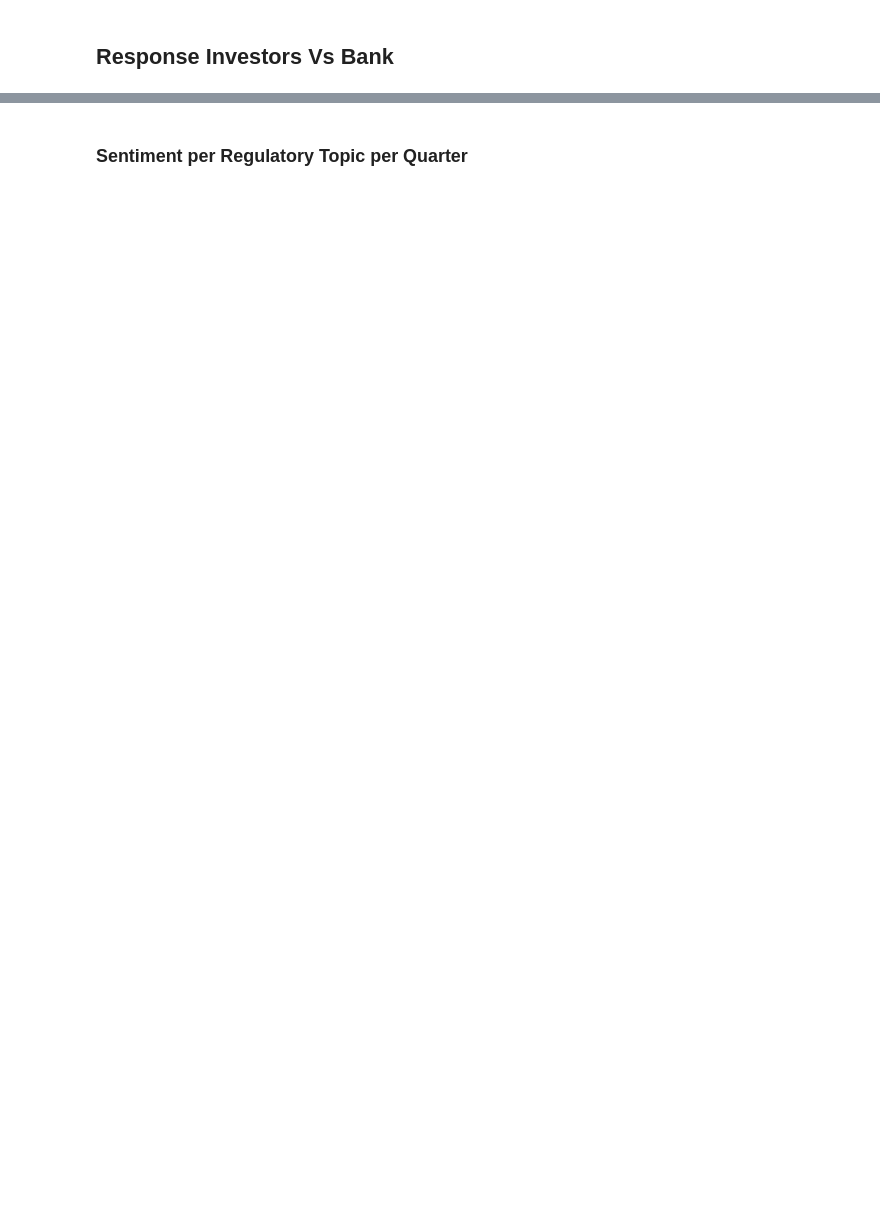
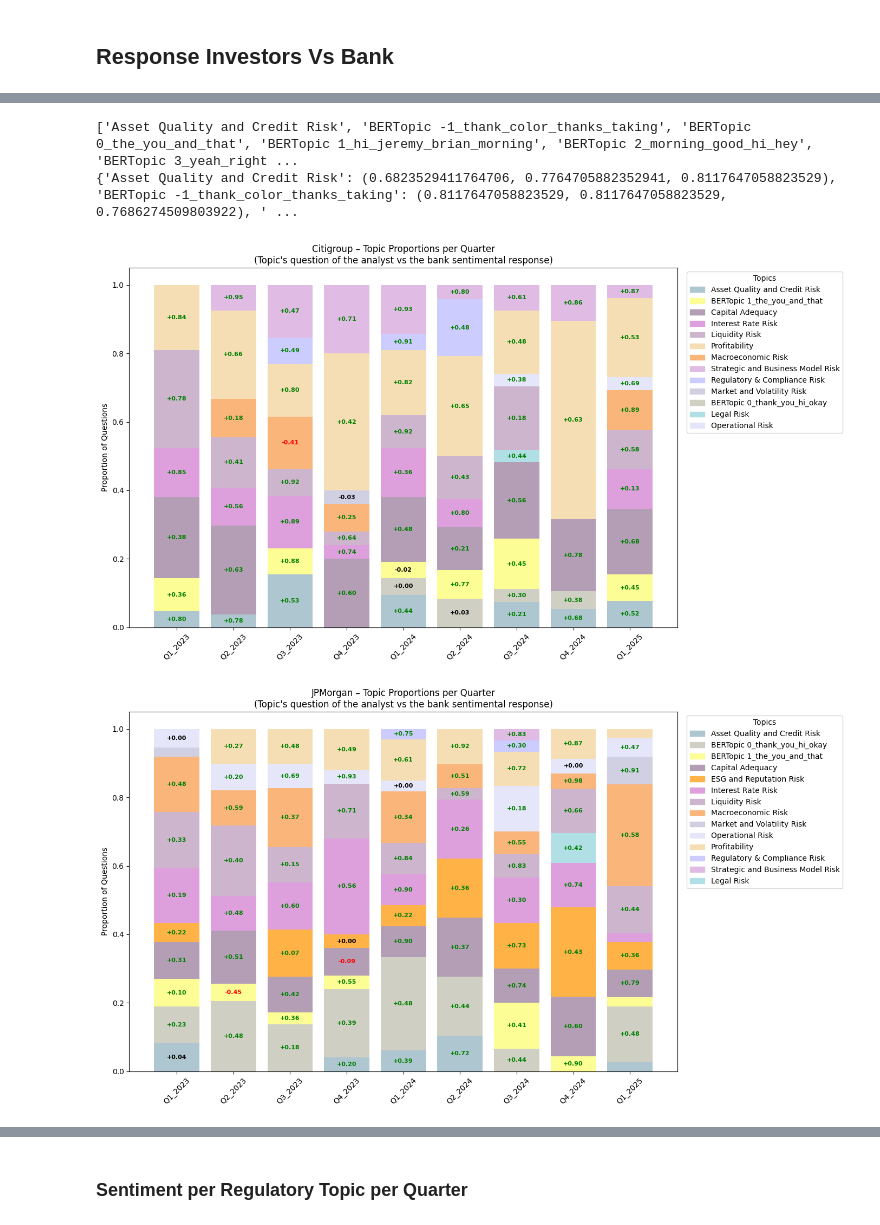
Before and after one commit to zr03/bank-of-eng-risk-monitoring, a Jupyter notebook: boe_risk_monitoring/nlp/nlp-Q_and_A_Organized.ipynb, the cells around one changed output, grey strips where cells are left out. Cells and saved outputs as stored; diff of their text form; code cells hidden in the pictures; blank space fills up the shorter version.

Commit message:
final_graphs

```diff
--- a/boe_risk_monitoring/nlp/nlp-Q_and_A_Organized.ipynb
+++ b/boe_risk_monitoring/nlp/nlp-Q_and_A_Organized.ipynb
@@ -293,8 +368,8 @@ while i < len(df_qa) - 1:
         qa_pairs.append({
             'question': row['text'],
             'answer': next_row['text'],
-            'speaker_q': row['speaker'],
-            'speaker_a': next_row['speaker'],
+            'role_q': row['role'],
+            'role_a': next_row['role'],
             'year': pd.to_datetime(row['date_of_call']).year,
             'bank': row['bank'],
             'reporting_period': row['reporting_period']
@@ -352,8 +448,7 @@ representation_model = MaximalMarginalRelevance(diversity=0.7, top_n_words=10)
 #representation_model = KeyBERTInspired()
 questions = df_qa_pairs['question'].astype(str).tolist()
 umap_model = UMAP(n_neighbors=15, n_components=5, min_dist=0.0, metric='cosine', random_state=0)
-topic_model = BERTopic(embedding_model=embedding_model, umap_model=umap_model, nr_topics=25, representation_model=representation_model,
-verbose=True)
+topic_model = BERTopic(embedding_model=embedding_model, umap_model=umap_model, nr_topics=25,min_topic_size=20, verbose=True)
 topics, _ = topic_model.fit_transform(questions)
 df_qa_pairs['bertopic_topic'] = topics
 
@@ -405,7 +550,14 @@ print(df_qa_pairs['final_topic'].value_counts())
+# %%
+print(unique_topics)
+print(topic_colors)
+# %% [output]
+['Asset Quality and Credit Risk', 'BERTopic -1_thank_color_thanks_taking', 'BERTopic 0_the_you_and_that', 'BERTopic 1_hi_jeremy_brian_morning', 'BERTopic 2_morning_good_hi_hey', 'BERTopic 3_yeah_right ...
+{'Asset Quality and Credit Risk': (0.6823529411764706, 0.7764705882352941, 0.8117647058823529), 'BERTopic -1_thank_color_thanks_taking': (0.8117647058823529, 0.8117647058823529, 0.7686274509803922), ' ...
 # %%
 import pandas as pd
 import matplotlib.pyplot as plt
 import matplotlib.patches as mpatches
+import matplotlib.colors as mcolors
 import seaborn as sns
 import numpy as np
 
@@ -419,6 +571,9 @@ def get_neutral_pastel_palette(n):
     ]
     return [mcolors.to_rgb(c) for c in safe_hex_colors[:n]]
 
+
+unique_topics = sorted(df_qa_pairs['final_topic'].unique())
+topic_colors = dict(zip(unique_topics, get_neutral_pastel_palette(len(unique_topics))))
 
 def sentiment_text_color(score):
     if score >= 0.05:
@@ -467,30 +622,33 @@ for bank in df_qa_pairs['bank'].unique():
     pivot_df = topic_summary.pivot(index='quarter', columns='final_topic', values='proportion').fillna(0)
     sentiment_lookup = topic_summary.set_index(['quarter', 'final_topic'])['avg_sentiment']
 
     plt.figure(figsize=(14, 8))
     topic_patches = {}
 
     for quarter in pivot_df.index:
         bottom = 0
         for topic in pivot_df.columns:
             height = pivot_df.loc[quarter, topic]
             if height > 0:
                 sentiment = sentiment_lookup.get((quarter, topic), 0)
                 face_color = topic_colors[topic]
                 label_color = sentiment_text_color(sentiment)
 
                 plt.bar(quarter, height, bottom=bottom, color=face_color)
                 if height > 0.03:
                     plt.text(quarter, bottom + height / 2, f"{sentiment:+.2f}",
                              ha='center', va='center', fontsize=8, color=label_color, fontweight='bold')
 
                 bottom += height
                 if topic not in topic_patches:
                     topic_patches[topic] = mpatches.Patch(color=face_color, label=topic)
 
     plt.title(f"{bank} – Topic Proportions per Quarter\n(Topic's question of the analyst vs the bank sentimental response)")
     plt.ylabel("Proportion of Questions")
     plt.xticks(rotation=45)
     plt.legend(handles=topic_patches.values(), title="Topics", bbox_to_anchor=(1.01, 1), loc='upper left')
     plt.tight_layout()
     plt.show()
+# %% [output]
+[figure, added]
+[figure, added]
```
Also changed, not shown: parts of 24 cells of this notebook, 4 other files.
